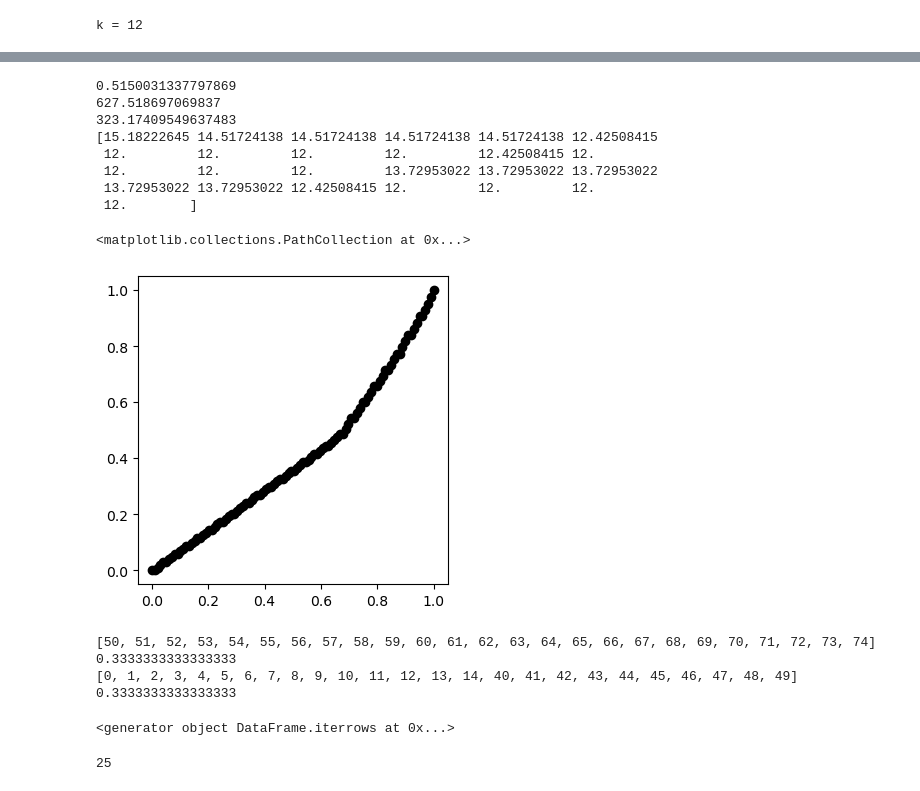
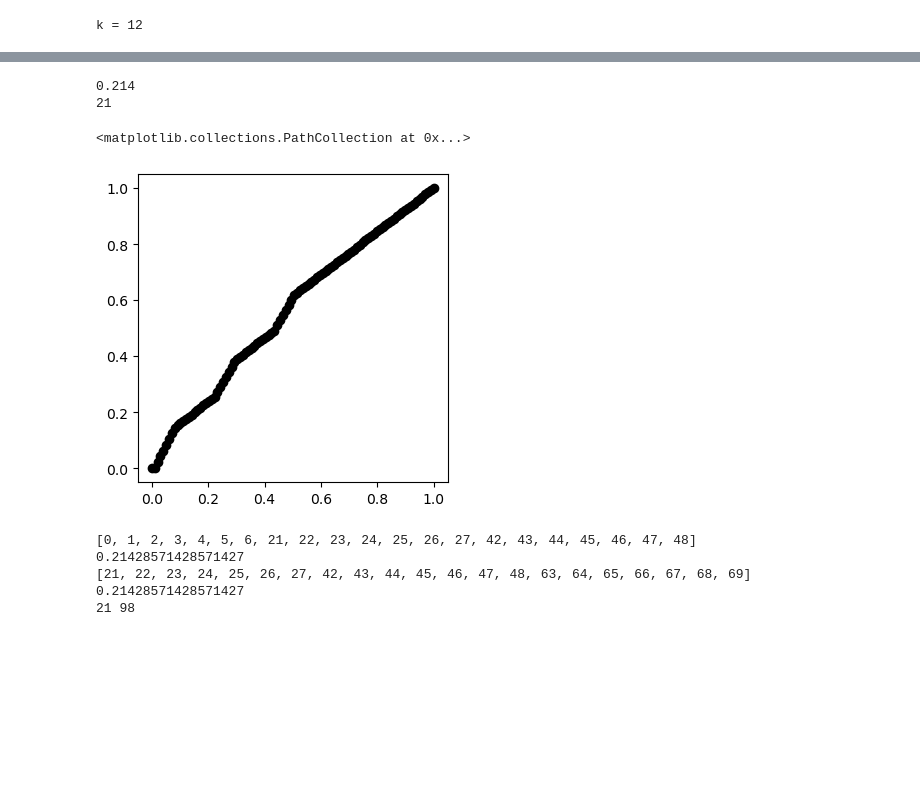
Before and after one commit to noahberthusen/qecc_routing, a Jupyter notebook: src_py/quasi-cyclic/quasi-cyclic.ipynb, the cells around one changed output, grey strips where cells are left out. Drawn from its saved outputs; the diff is of its cells as text; code cells hidden in the pictures; blank space fills up the shorter version.

Commit message:
more data

```diff
--- a/src_py/quasi-cyclic/quasi-cyclic.ipynb
+++ b/src_py/quasi-cyclic/quasi-cyclic.ipynb
@@ -25,21 +25,11 @@ code = codes[3]
 # code = [12,5,10,4,1,0,1,2,5,12,2,0]  # this one .......
 # code = [12,3,9,1,2,0,1,11,3,12,2,0]  # this one ......
 # code = [15,5,5,2,3,2,7,6,15,5,0,4]  # this one ....... 10,8,15,5,5,2,3,2,7,6,15,5,0,4,1.5453514871063092,0.001,0.267,1001,1001,1.0
-# code = [14,7,6,5,6,0,4,13,7,14,0,2] # in the paper
+code = [14,7,6,5,6,0,4,13,7,14,0,2] # in the paper
 
 
-# code = [18,5,11,1,4,5,10,17,5,18,2,2]
-
-# code = [15,6,10,6,1,3,9,7,6,15,2,2] # fine I guess
-# code = [15,7,3,1,3,0,2,1,7,15,2,2]
-
-# code = [21,6,14,1,3,1,13,4,3,42,2,0]
-# code = [24,6,15,2,1,3,20,7,24,6,0,0]
-
-# code = [21,3,12,2,1,3,10,2,3,21,2,1]
-
-# code = [15,5,10,3,2,0,9,7,5,15,3,4]
-# code = [18,7,15,5,4,7,5,13,7,18,3,1]
+code = [14,7,11,7,2,1,14,9,14,7,0,0] # 10, 4
+code = [14,7,3,5,2,7,6,9,7,14,3,3] # 11,5
 # %%
 def cyclic_shift_matrix(l):
     arr = np.eye(l, dtype=int)
@@ -237,6 +241,6 @@ for c,code in enumerate(confirmed_codes):
 # %%
-# lattice = embed_code((code[8],code[9],code[10],code[11]), 0)
-lattice = embed_code(confirmed_codes[0], 0)
+lattice = embed_code((code[8],code[9],code[10],code[11]), 0)
+# lattice = embed_code(confirmed_codes[0], 0)
 
 colors = np.empty(lattice.shape, dtype=object)
 
@@ -270,7 +274,7 @@ for i in range(lattice.shape[0]):
 
 nodes = itertools.product(np.arange(lattice.shape[0]), np.arange(lattice.shape[1]))
 
-gen_qbts = qbts[np.where(Hx[12])[0]] # 20x
+gen_qbts = qbts[np.where(Hx[32])[0]] # 20x
 
 fig, ax = plt.subplots(1, 1, figsize=(6, 6))
 ax.scatter(*zip(*nodes), s=25, c=colors.flatten()) # vv qubits
@@ -321,49 +325,45 @@ print(np.argmin(rs), np.argmax(rs))
 # %%
 x_rs = np.array([])
 z_rs = np.array([])
 for i in range(m*ell):
     gen_qbts = qbts[np.where(Hx[i])[0]]
     x_rs = np.append(x_rs, make_circle(gen_qbts)[2])
 for i in range(m*ell):
     gen_qbts = qbts[np.where(Hz[i])[0]]
     z_rs = np.append(z_rs, make_circle(gen_qbts)[2])
 
 x_mask = np.zeros(Hx.shape[0])
 for i, x in enumerate(x_rs):
-    if (x > (min(x_rs))+np.std(x_rs)):
+    if (x_rs[i] > (min(x_rs)+np.std(x_rs))):
         x_mask[i] = 1
+
+
 p_mask = np.round(np.count_nonzero(x_mask)/(m*ell), 3)
 adv = (sum(x_rs[x_mask==1])/sum(x_rs))
-
+print(p_mask)
+print(np.count_nonzero(x_mask))
 # bins = np.linspace(min(rs), max(rs), 20)
 # counts, _ = np.histogram(rs, bins=bins)
 # counts_weighter = counts.sum()
 # plt.hist(bins[:-1], bins=bins, weights=counts/counts_weighter)
-print(adv)
-print(sum(x_rs))
-print(sum(x_rs[x_mask==1]))
-print(x_rs[x_mask==1])
+# print(adv)
+# print(sum(x_rs))
+# print(sum(x_rs[x_mask==1]))
+# print(x_rs[x_mask==1])
 
-x_rs = sorted(x_rs)
-
+# x_rs = sorted(x_rs)
 fig, ax = plt.subplots(1, 1, figsize=(4,4))
 work = [sum((x_rs)[:int(i*len(x_rs))])/sum(x_rs) for i in np.linspace(0,1,100)]
 plt.scatter(np.linspace(0,1,100), work, c='k')
 # %% [output]
-0.5150031337797869
-627.518697069837
-323.17409549637483
-[15.18222645 14.51724138 14.51724138 14.51724138 14.51724138 12.42508415
- 12.         12.         12.         12.         12.42508415 12.
- 12.         12.         12.         13.72953022 13.72953022 13.72953022
- 13.72953022 13.72953022 12.42508415 12.         12.         12.
- 12.        ]
+0.214
+21
 <matplotlib.collections.PathCollection at 0x...>
-[figure, old version]
+[figure, new version]
 # %%
 arr = []
 for i, x in enumerate(x_rs):
-    if (x > (min(x_rs))+np.std(x_rs)):
+    if (x_rs[i] > (min(x_rs)+np.std(x_rs))):
         arr.append(i)
 x_mask = np.zeros(Hx.shape[0]).astype(np.uint8)
 x_mask[arr] = 1
@@ -384,20 +384,10 @@ z_mask[arr] = 1
 Hzm = Hz[z_mask == 0]
 print(arr)
 print(len(arr)/Hz.shape[0])
+print(len(arr),Hz.shape[0])
 # %% [output]
-[50, 51, 52, 53, 54, 55, 56, 57, 58, 59, 60, 61, 62, 63, 64, 65, 66, 67, 68, 69, 70, 71, 72, 73, 74]
-0.3333333333333333
-[0, 1, 2, 3, 4, 5, 6, 7, 8, 9, 10, 11, 12, 13, 14, 40, 41, 42, 43, 44, 45, 46, 47, 48, 49]
-0.3333333333333333
+[0, 1, 2, 3, 4, 5, 6, 21, 22, 23, 24, 25, 26, 27, 42, 43, 44, 45, 46, 47, 48]
+0.21428571428571427
+[21, 22, 23, 24, 25, 26, 27, 42, 43, 44, 45, 46, 47, 48, 63, 64, 65, 66, 67, 68, 69]
+0.21428571428571427
+21 98
-# %%
-arr = "90,16,15,3,0,1,2,3,14,11,3,15,2,4,0.267,1.5483219615844448"
-arr = [[float(i) for i in arr.split(',')]]
-col_names = ["n","k","ell","m","a1","a2","a3","b1","b2","b3","emb_m","emb_ell","aa","bb","p_mask","adv"]
-df = pd.DataFrame(arr, columns=col_names)
-df.iterrows()
-# %% [output]
-<generator object DataFrame.iterrows at 0x...>
-# %%
-len(arr)
-# %% [output]
-25
```
Also changed, not shown: parts of 6 cells of this notebook, 51 other files.
